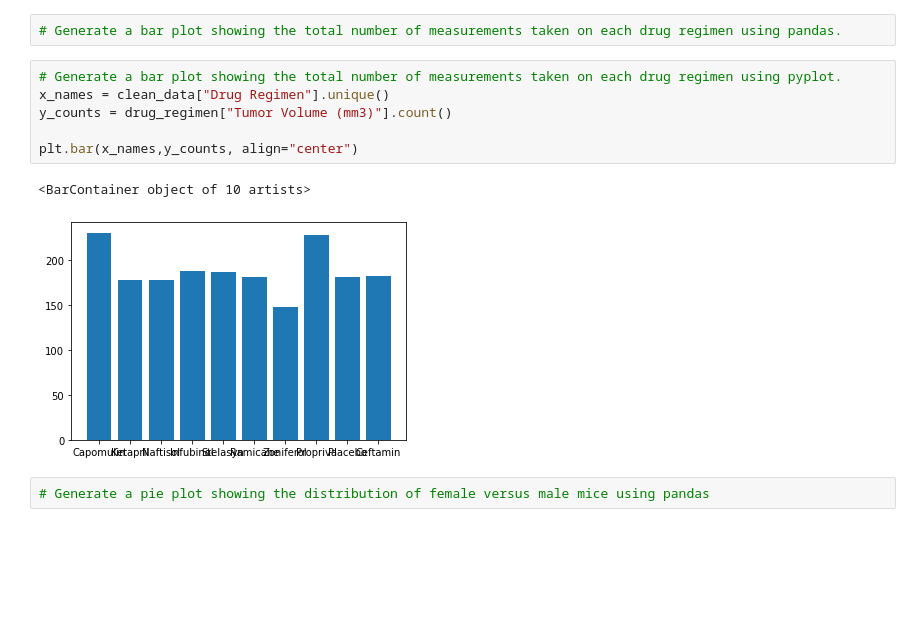
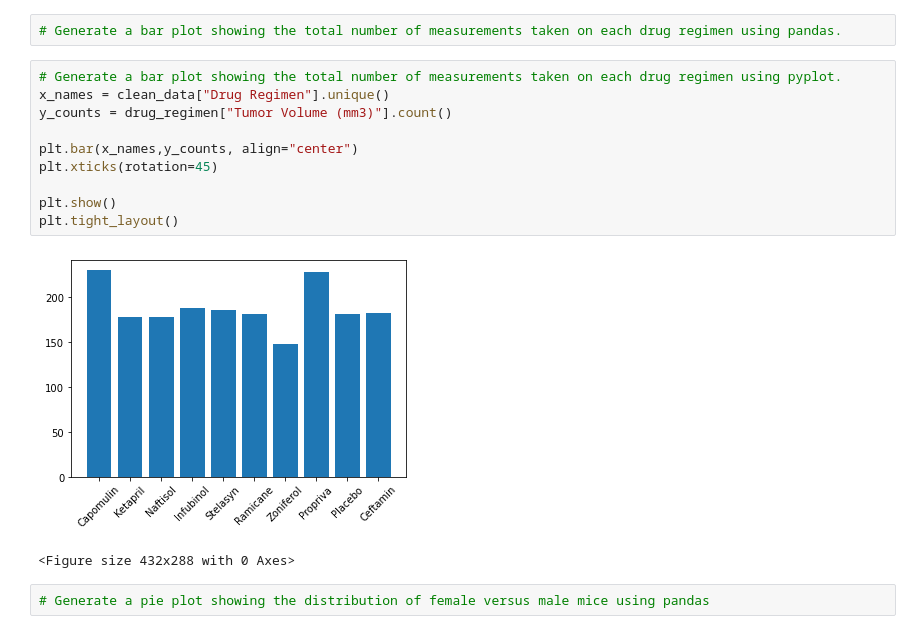
Before and after one commit to njmorr/matplotlib-challenge, a Jupyter notebook: pymaceuticals.ipynb, the cells around one changed output. Cells and saved outputs as stored; diff of their text form; blank space fills up the shorter version.

Commit message:
plt plots formatted

```diff
--- a/pymaceuticals.ipynb
+++ b/pymaceuticals.ipynb
@@ -170,12 +170,16 @@ agg_summary
 # %%
 # Generate a bar plot showing the total number of measurements taken on each drug regimen using pyplot.
 x_names = clean_data["Drug Regimen"].unique()
 y_counts = drug_regimen["Tumor Volume (mm3)"].count()
 
 plt.bar(x_names,y_counts, align="center")
+plt.xticks(rotation=45)
+
+plt.show()
+plt.tight_layout()
 # %% [output]
+[figure, new version]
-<BarContainer object of 10 artists>
+<Figure size 432x288 with 0 Axes>
-[figure, old version]
 # %%
 # Generate a pie plot showing the distribution of female versus male mice using pandas
 # %%
```
